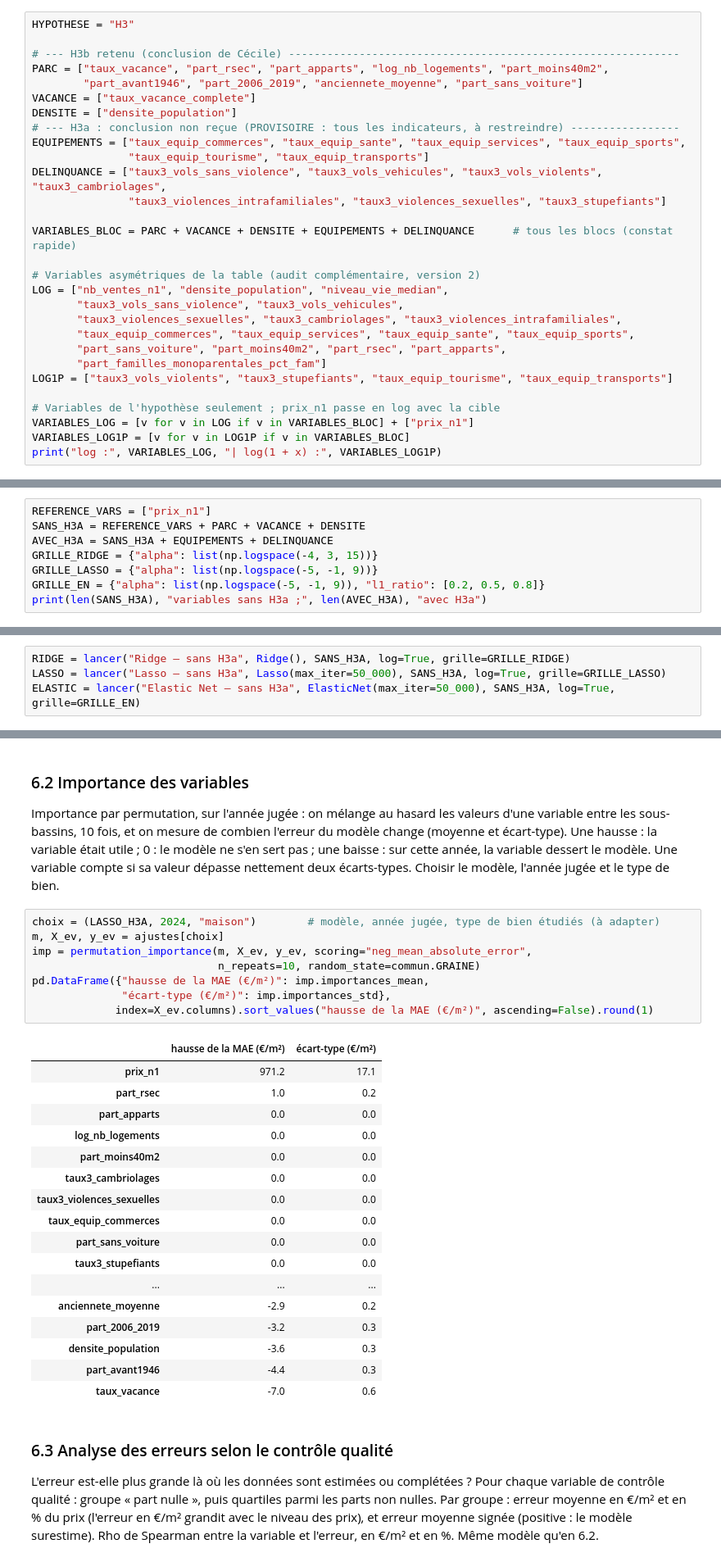
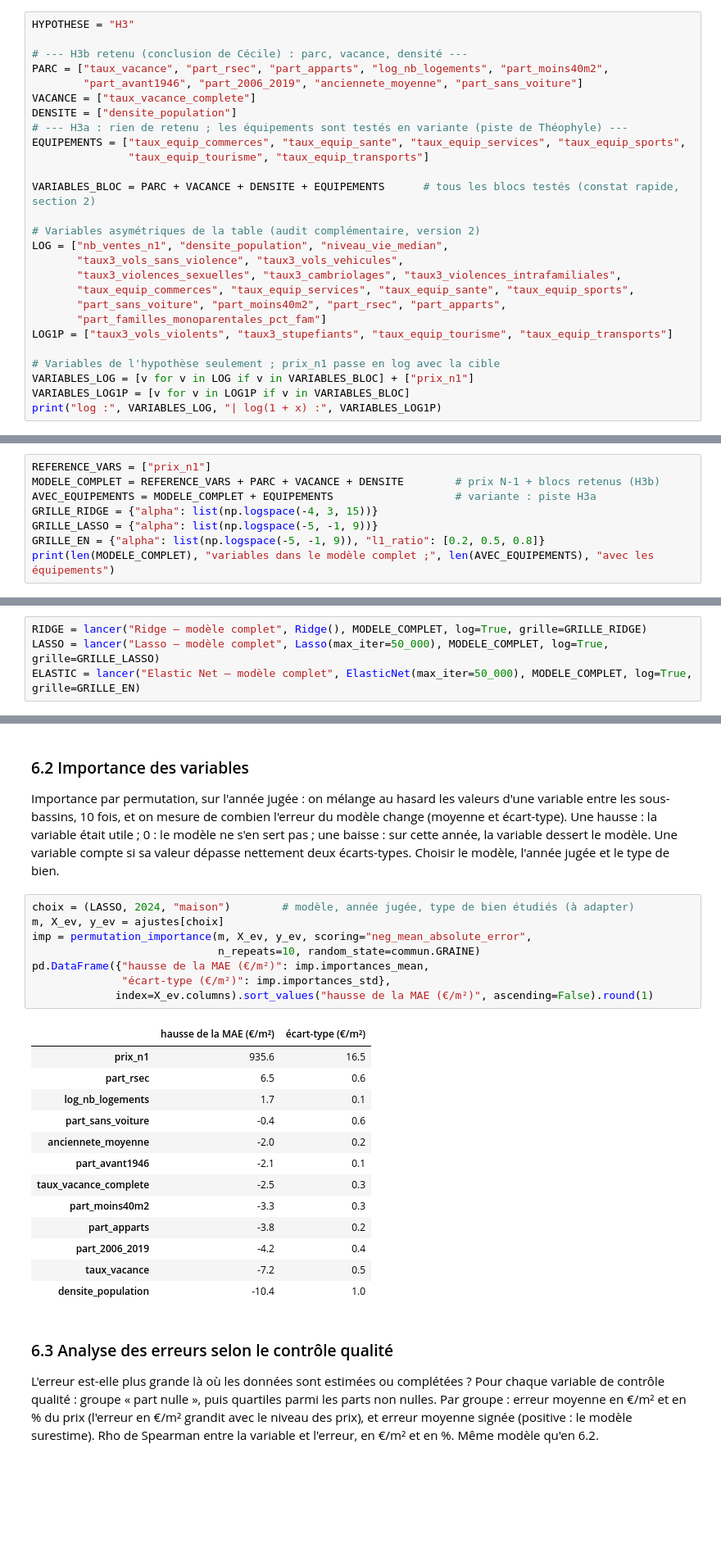
Before and after one commit to cecile-learns/projet_compagnon, a Jupyter notebook: 03_modelisation/H3_globale.ipynb, the cells around one changed output, grey strips where cells are left out. Shown at 82% size. Drawn from its saved outputs; the diff is of its cells as text; blank space fills up the shorter version.

```diff
--- a/03_modelisation/H3_globale.ipynb
+++ b/03_modelisation/H3_globale.ipynb
@@ -21,18 +19,16 @@ Les variables sont rangées par bloc, dans l'ordre où elles entrent dans les mo
 # %%
 HYPOTHESE = "H3"
 
-# --- H3b retenu (conclusion de Cécile) -------------------------------------------------------------
+# --- H3b retenu (conclusion de Cécile) : parc, vacance, densité ---
 PARC = ["taux_vacance", "part_rsec", "part_apparts", "log_nb_logements", "part_moins40m2",
         "part_avant1946", "part_2006_2019", "anciennete_moyenne", "part_sans_voiture"]
 VACANCE = ["taux_vacance_complete"]
 DENSITE = ["densite_population"]
-# --- H3a : conclusion non reçue (PROVISOIRE : tous les indicateurs, à restreindre) -----------------
+# --- H3a : rien de retenu ; les équipements sont testés en variante (piste de Théophyle) ---
 EQUIPEMENTS = ["taux_equip_commerces", "taux_equip_sante", "taux_equip_services", "taux_equip_sports",
                "taux_equip_tourisme", "taux_equip_transports"]
-DELINQUANCE = ["taux3_vols_sans_violence", "taux3_vols_vehicules", "taux3_vols_violents", "taux3_cambriolages",
-               "taux3_violences_intrafamiliales", "taux3_violences_sexuelles", "taux3_stupefiants"]
 
-VARIABLES_BLOC = PARC + VACANCE + DENSITE + EQUIPEMENTS + DELINQUANCE      # tous les blocs (constat rapide)
+VARIABLES_BLOC = PARC + VACANCE + DENSITE + EQUIPEMENTS      # tous les blocs testés (constat rapide, section 2)
 
 # Variables asymétriques de la table (audit complémentaire, version 2)
 LOG = ["nb_ventes_n1", "densite_population", "niveau_vie_median",
@@ -275,9 +283,9 @@ Trois régularisations (Ridge, Lasso, Elastic Net) sur deux jeux de variables, a
 # %%
 REFERENCE_VARS = ["prix_n1"]
-SANS_H3A = REFERENCE_VARS + PARC + VACANCE + DENSITE
-AVEC_H3A = SANS_H3A + EQUIPEMENTS + DELINQUANCE
+MODELE_COMPLET = REFERENCE_VARS + PARC + VACANCE + DENSITE        # prix N-1 + blocs retenus (H3b)
+AVEC_EQUIPEMENTS = MODELE_COMPLET + EQUIPEMENTS                   # variante : piste H3a
 GRILLE_RIDGE = {"alpha": list(np.logspace(-4, 3, 15))}
 GRILLE_LASSO = {"alpha": list(np.logspace(-5, -1, 9))}
 GRILLE_EN = {"alpha": list(np.logspace(-5, -1, 9)), "l1_ratio": [0.2, 0.5, 0.8]}
-print(len(SANS_H3A), "variables sans H3a ;", len(AVEC_H3A), "avec H3a")
+print(len(MODELE_COMPLET), "variables dans le modèle complet ;", len(AVEC_EQUIPEMENTS), "avec les équipements")
 # %% [output]
@@ -336,5 +344,5 @@ ecart.round(2)
 # %%
-RIDGE = lancer("Ridge – sans H3a", Ridge(), SANS_H3A, log=True, grille=GRILLE_RIDGE)
-LASSO = lancer("Lasso – sans H3a", Lasso(max_iter=50_000), SANS_H3A, log=True, grille=GRILLE_LASSO)
-ELASTIC = lancer("Elastic Net – sans H3a", ElasticNet(max_iter=50_000), SANS_H3A, log=True, grille=GRILLE_EN)
+RIDGE = lancer("Ridge – modèle complet", Ridge(), MODELE_COMPLET, log=True, grille=GRILLE_RIDGE)
+LASSO = lancer("Lasso – modèle complet", Lasso(max_iter=50_000), MODELE_COMPLET, log=True, grille=GRILLE_LASSO)
+ELASTIC = lancer("Elastic Net – modèle complet", ElasticNet(max_iter=50_000), MODELE_COMPLET, log=True, grille=GRILLE_EN)
 # %% [output]
@@ -625,31 +666,27 @@ retournement.unstack()
 ### 6.2 Importance des variables
 Importance par permutation, sur l'année jugée : on mélange au hasard les valeurs d'une variable entre les sous-bassins, 10 fois, et on mesure de combien l'erreur du modèle change (moyenne et écart-type). Une hausse : la variable était utile ; 0 : le modèle ne s'en sert pas ; une baisse : sur cette année, la variable dessert le modèle. Une variable compte si sa valeur dépasse nettement deux écarts-types. Choisir le modèle, l'année jugée et le type de bien.
 # %%
-choix = (LASSO_H3A, 2024, "maison")        # modèle, année jugée, type de bien étudiés (à adapter)
+choix = (LASSO, 2024, "maison")        # modèle, année jugée, type de bien étudiés (à adapter)
 m, X_ev, y_ev = ajustes[choix]
 imp = permutation_importance(m, X_ev, y_ev, scoring="neg_mean_absolute_error",
                              n_repeats=10, random_state=commun.GRAINE)
 pd.DataFrame({"hausse de la MAE (€/m²)": imp.importances_mean,
               "écart-type (€/m²)": imp.importances_std},
              index=X_ev.columns).sort_values("hausse de la MAE (€/m²)", ascending=False).round(1)
 # %% [output]
 |  | hausse de la MAE (€/m²) | écart-type (€/m²) |
-| prix_n1 | 971.2 | 17.1 |
-| part_rsec | 1.0 | 0.2 |
-| part_apparts | 0.0 | 0.0 |
-| log_nb_logements | 0.0 | 0.0 |
-| part_moins40m2 | 0.0 | 0.0 |
-| taux3_cambriolages | 0.0 | 0.0 |
-| taux3_violences_sexuelles | 0.0 | 0.0 |
-| taux_equip_commerces | 0.0 | 0.0 |
-| part_sans_voiture | 0.0 | 0.0 |
-| taux3_stupefiants | 0.0 | 0.0 |
-| ... | ... | ... |
-| anciennete_moyenne | -2.9 | 0.2 |
-| part_2006_2019 | -3.2 | 0.3 |
-| densite_population | -3.6 | 0.3 |
-| part_avant1946 | -4.4 | 0.3 |
-| taux_vacance | -7.0 | 0.6 |
+| prix_n1 | 935.6 | 16.5 |
+| part_rsec | 6.5 | 0.6 |
+| log_nb_logements | 1.7 | 0.1 |
+| part_sans_voiture | -0.4 | 0.6 |
+| anciennete_moyenne | -2.0 | 0.2 |
+| part_avant1946 | -2.1 | 0.1 |
+| taux_vacance_complete | -2.5 | 0.3 |
+| part_moins40m2 | -3.3 | 0.3 |
+| part_apparts | -3.8 | 0.2 |
+| part_2006_2019 | -4.2 | 0.4 |
+| taux_vacance | -7.2 | 0.5 |
+| densite_population | -10.4 | 1.0 |
 # %% [markdown]
 ### 6.3 Analyse des erreurs selon le contrôle qualité
 L'erreur est-elle plus grande là où les données sont estimées ou complétées ? Pour chaque variable de contrôle qualité : groupe « part nulle », puis quartiles parmi les parts non nulles. Par groupe : erreur moyenne en €/m² et en % du prix (l'erreur en €/m² grandit avec le niveau des prix), et erreur moyenne signée (positive : le modèle surestime). Rho de Spearman entre la variable et l'erreur, en €/m² et en %. Même modèle qu'en 6.2.
```
Also changed, not shown: parts of 37 cells of this notebook, 1 other file.
